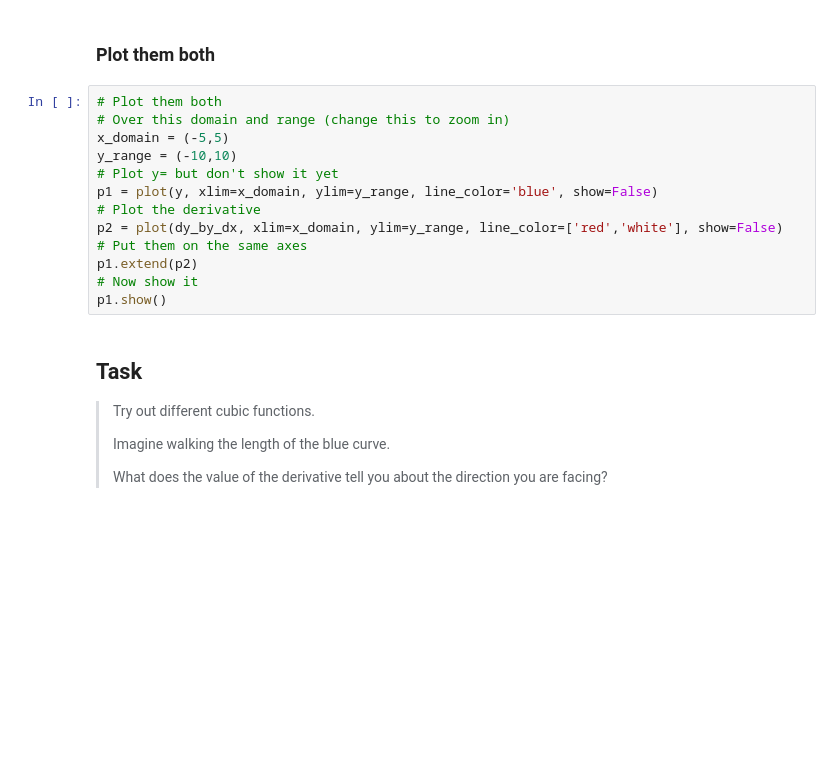
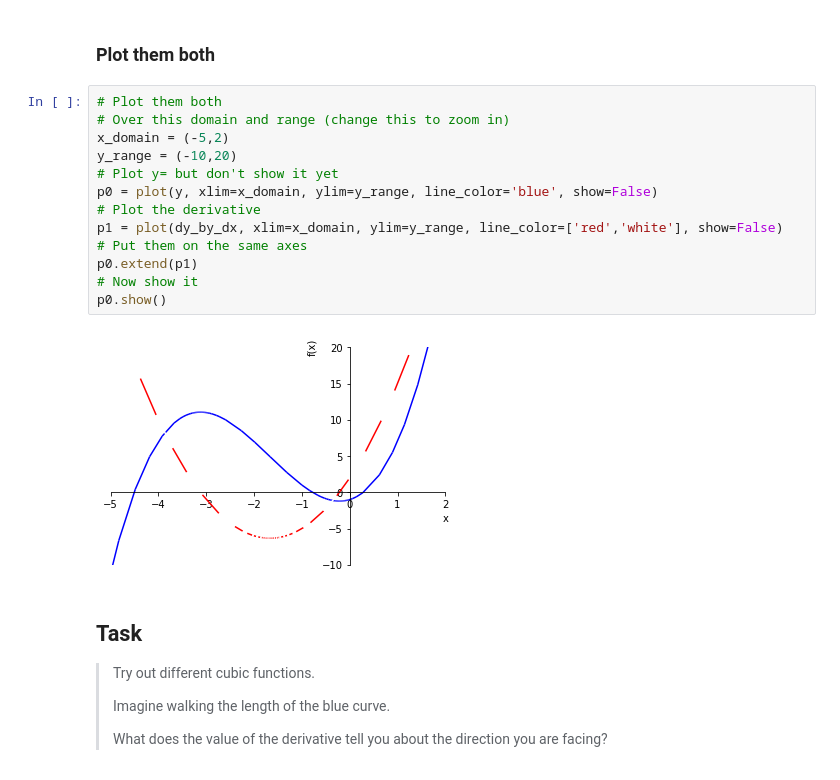
Before and after one commit to adacollege/maths-1-calculus, a Jupyter notebook: derivative plotter.ipynb, the cells around one changed output. Saved outputs shown, nothing was run; the diff lists cells and outputs as text; blank space fills up the shorter version.

```diff
--- a/derivative plotter.ipynb
+++ b/derivative plotter.ipynb
@@ -30,16 +34,18 @@ dy_by_dx
 # %%
 # Plot them both
 # Over this domain and range (change this to zoom in)
-x_domain = (-5,5)
-y_range = (-10,10)
+x_domain = (-5,2)
+y_range = (-10,20)
 # Plot y= but don't show it yet
-p1 = plot(y, xlim=x_domain, ylim=y_range, line_color='blue', show=False)
+p0 = plot(y, xlim=x_domain, ylim=y_range, line_color='blue', show=False)
 # Plot the derivative
-p2 = plot(dy_by_dx, xlim=x_domain, ylim=y_range, line_color=['red','white'], show=False)
+p1 = plot(dy_by_dx, xlim=x_domain, ylim=y_range, line_color=['red','white'], show=False)
 # Put them on the same axes
-p1.extend(p2)
+p0.extend(p1)
 # Now show it
-p1.show()
+p0.show()
+# %% [output]
+[figure, added]
 # %% [markdown]
 ## Task
 
```
Also changed, not shown: parts of 7 cells of this notebook, 1 other file.
